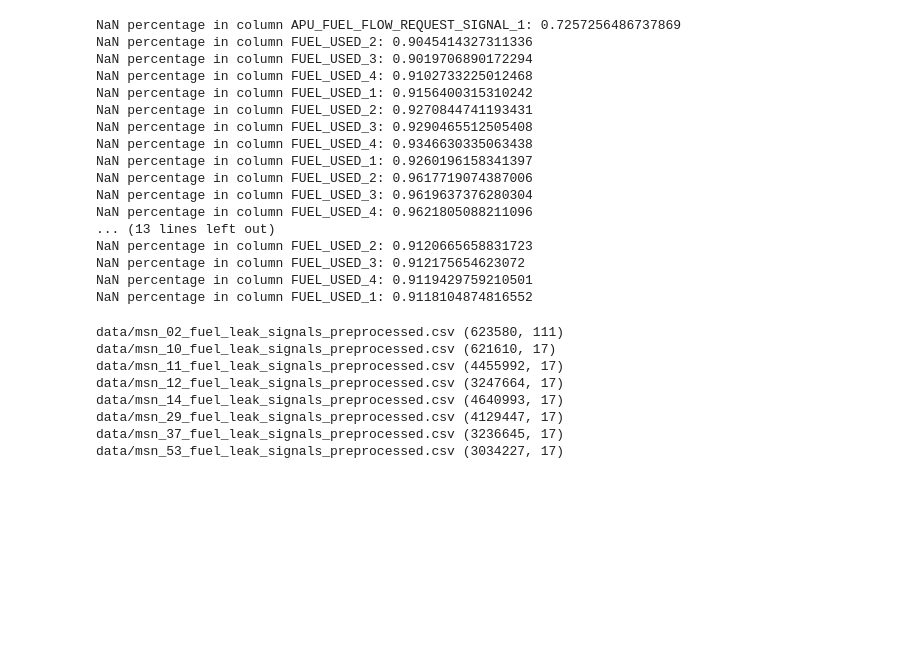
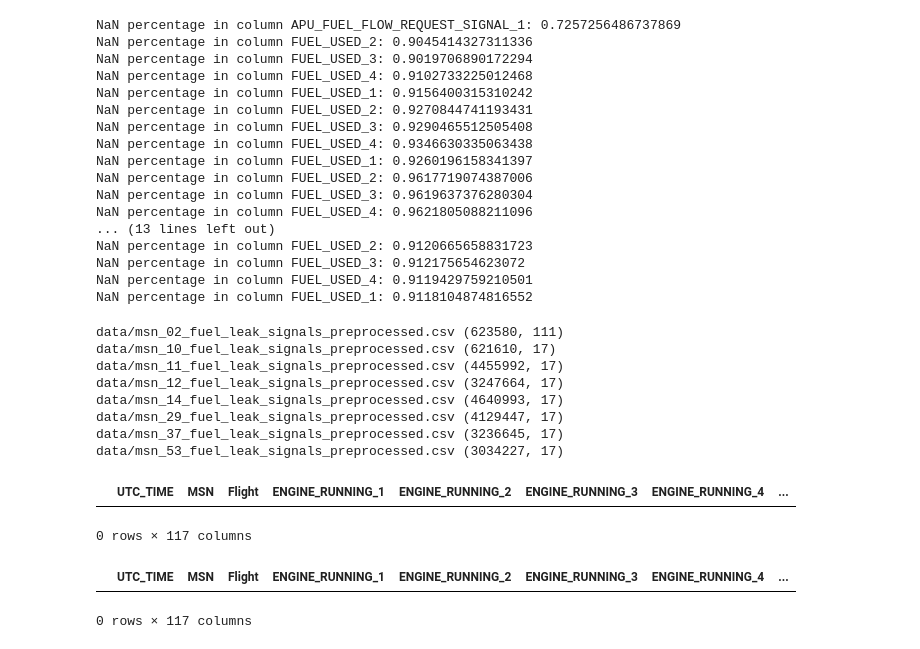
Before and after one commit to moritzzoepffel/capstone.airbus, a Jupyter notebook: notebook.ipynb, the cells around one changed output. Drawn from its saved outputs; the diff is of its cells as text; code cells hidden in the pictures; blank space fills up the shorter version.

```diff
--- a/notebook.ipynb
+++ b/notebook.ipynb
@@ -159,0 +163,11 @@ for date in datasets[0]['DATE'].unique():
+# %%
+datasets[0][datasets[0]['DATE'] == "2011-03-10"]
+# %% [output]
+|  | UTC_TIME | MSN | Flight | ENGINE_RUNNING_1 | ENGINE_RUNNING_2 | ENGINE_RUNNING_3 | ENGINE_RUNNING_4 | ... |
+0 rows × 117 columns
+# %%
+# from dataset 0 show 2011-03-10
+datasets[0][datasets[0]['DATE'] == "2011-03-10"]
+# %% [output]
+|  | UTC_TIME | MSN | Flight | ENGINE_RUNNING_1 | ENGINE_RUNNING_2 | ENGINE_RUNNING_3 | ENGINE_RUNNING_4 | ... |
+0 rows × 117 columns
```
Also changed, not shown: parts of 7 cells of this notebook, 36 other files.
